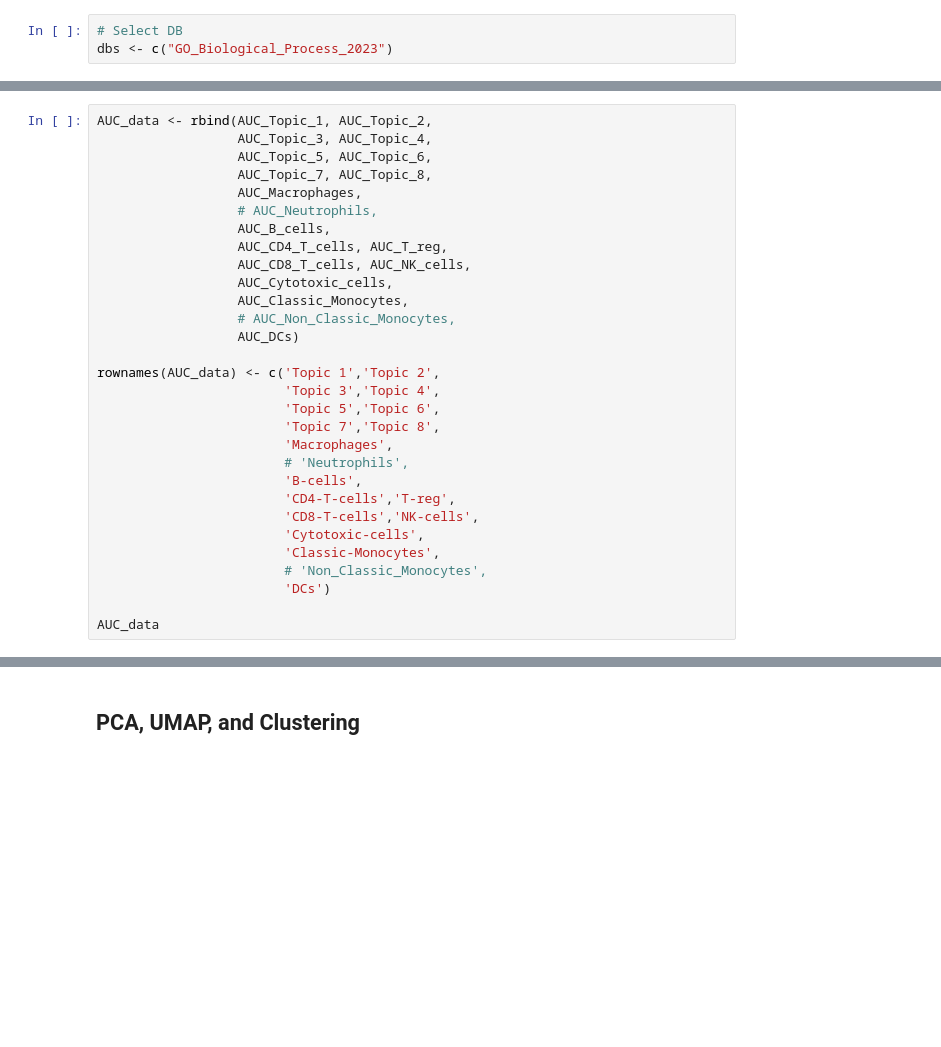
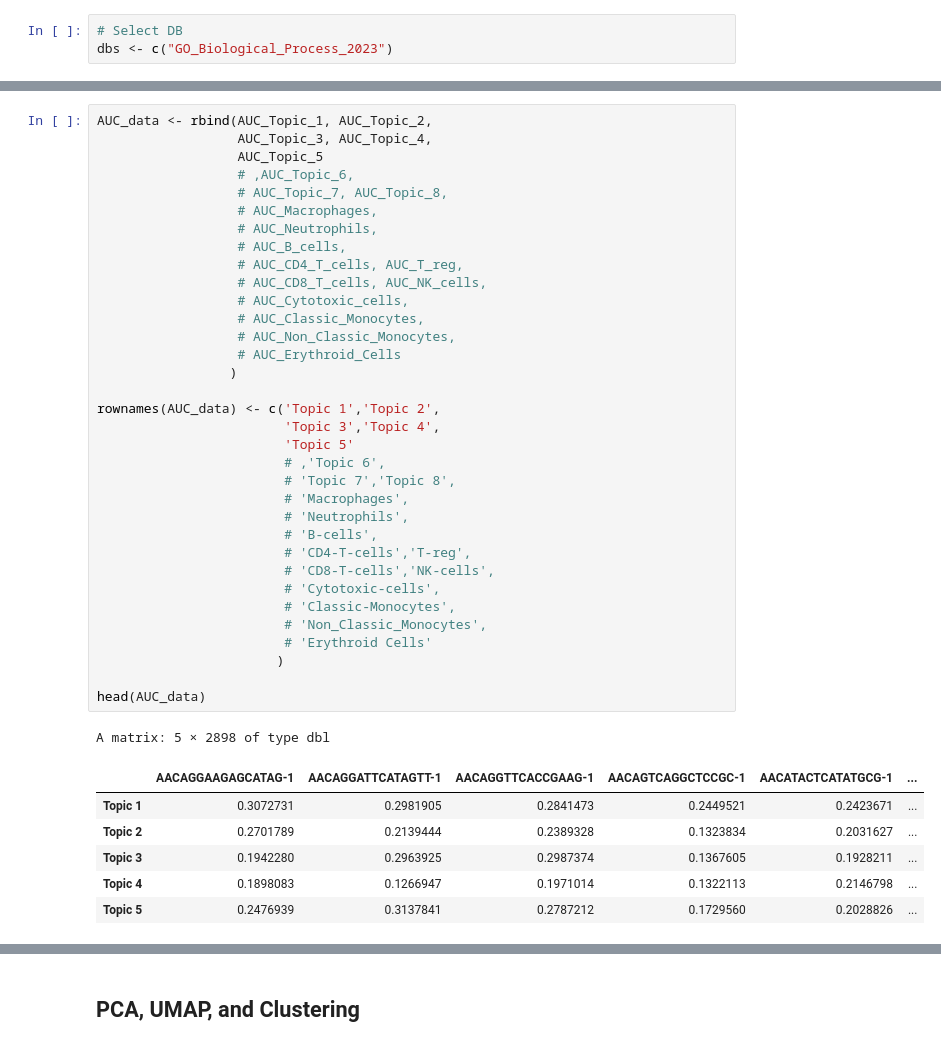
Before and after one commit to Perik-Zavodskii/Visium-Deconvolution-based-clustering, a Jupyter notebook: Visium Deconvolution-based Clustering.ipynb, the cells around one changed output, grey strips where cells are left out. Saved outputs shown, nothing was run; the diff lists cells and outputs as text; blank space fills up the shorter version.

```diff
--- a/Visium Deconvolution-based Clustering.ipynb
+++ b/Visium Deconvolution-based Clustering.ipynb
@@ -327,33 +650,45 @@ AUC_DCs <- getAUC(AUC_DCs)
 # %%
 AUC_data <- rbind(AUC_Topic_1, AUC_Topic_2,
                   AUC_Topic_3, AUC_Topic_4,
-                  AUC_Topic_5, AUC_Topic_6,
-                  AUC_Topic_7, AUC_Topic_8,
-                  AUC_Macrophages,
+                  AUC_Topic_5
+                  # ,AUC_Topic_6,
+                  # AUC_Topic_7, AUC_Topic_8,
+                  # AUC_Macrophages,
                   # AUC_Neutrophils,
-                  AUC_B_cells,
-                  AUC_CD4_T_cells, AUC_T_reg,
-                  AUC_CD8_T_cells, AUC_NK_cells,
-                  AUC_Cytotoxic_cells,
-                  AUC_Classic_Monocytes,
+                  # AUC_B_cells,
+                  # AUC_CD4_T_cells, AUC_T_reg,
+                  # AUC_CD8_T_cells, AUC_NK_cells,
+                  # AUC_Cytotoxic_cells,
+                  # AUC_Classic_Monocytes,
                   # AUC_Non_Classic_Monocytes,
-                  AUC_DCs)
+                  # AUC_Erythroid_Cells
+                 )
 
 rownames(AUC_data) <- c('Topic 1','Topic 2',
                         'Topic 3','Topic 4',
-                        'Topic 5','Topic 6',
-                        'Topic 7','Topic 8',
-                        'Macrophages',
+                        'Topic 5'
+                        # ,'Topic 6',
+                        # 'Topic 7','Topic 8',
+                        # 'Macrophages',
                         # 'Neutrophils',
-                        'B-cells',
-                        'CD4-T-cells','T-reg',
-                        'CD8-T-cells','NK-cells',
-                        'Cytotoxic-cells',
-                        'Classic-Monocytes',
+                        # 'B-cells',
+                        # 'CD4-T-cells','T-reg',
+                        # 'CD8-T-cells','NK-cells',
+                        # 'Cytotoxic-cells',
+                        # 'Classic-Monocytes',
                         # 'Non_Classic_Monocytes',
-                        'DCs')
+                        # 'Erythroid Cells'
+                       )
 
-AUC_data
+head(AUC_data)
+# %% [output]
+A matrix: 5 × 2898 of type dbl
+|  | AACAGGAAGAGCATAG-1 | AACAGGATTCATAGTT-1 | AACAGGTTCACCGAAG-1 | AACAGTCAGGCTCCGC-1 | AACATACTCATATGCG-1 | ... |
+| Topic 1 | 0.3072731 | 0.2981905 | 0.2841473 | 0.2449521 | 0.2423671 | ... |
+| Topic 2 | 0.2701789 | 0.2139444 | 0.2389328 | 0.1323834 | 0.2031627 | ... |
+| Topic 3 | 0.1942280 | 0.2963925 | 0.2987374 | 0.1367605 | 0.1928211 | ... |
+| Topic 4 | 0.1898083 | 0.1266947 | 0.1971014 | 0.1322113 | 0.2146798 | ... |
+| Topic 5 | 0.2476939 | 0.3137841 | 0.2787212 | 0.1729560 | 0.2028826 | ... |
 # %%
 Visium[['AUC']] <- CreateAssayObject(data = AUC_data)
 DefaultAssay(Visium) <- 'AUC'
```
Also changed, not shown: parts of 34 cells of this notebook.
